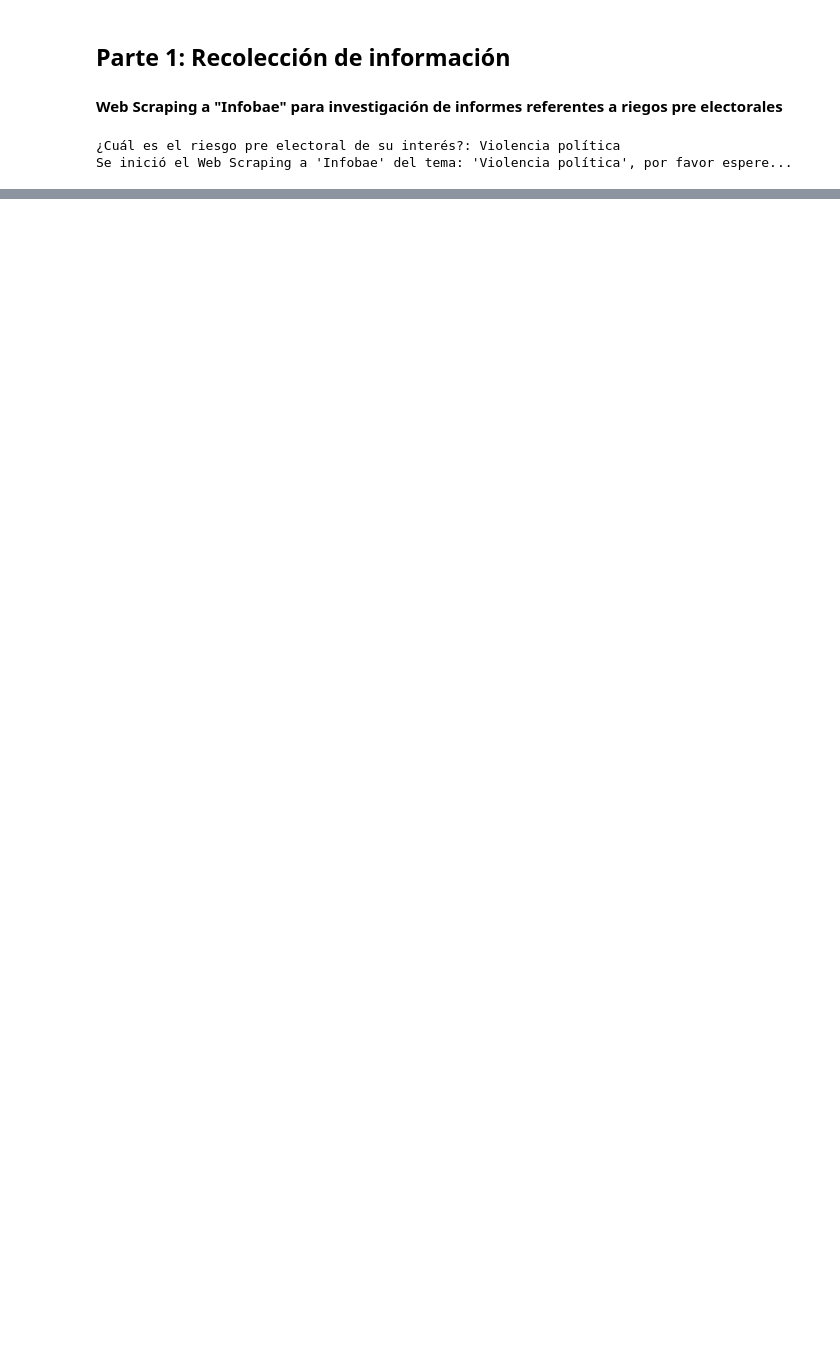
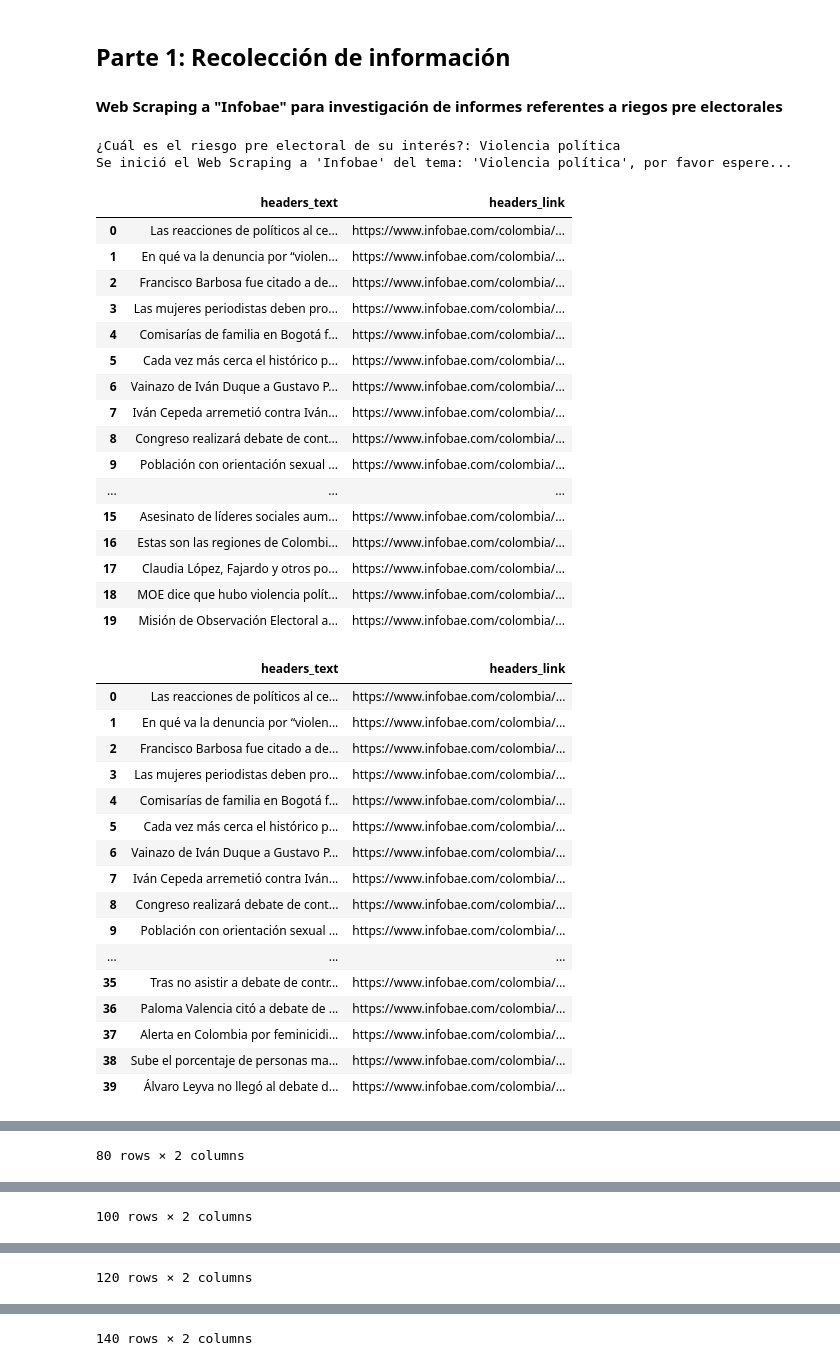
Before and after one commit to HansSanchez/Diplomado_inteligencia_artificial, a Jupyter notebook: Proyecto/WebScrapingInfobae.ipynb, the cells around one changed output, grey strips where cells are left out. Cells and saved outputs as stored; diff of their text form; code cells hidden in the pictures; blank space fills up the shorter version.

```diff
--- a/Proyecto/WebScrapingInfobae.ipynb
+++ b/Proyecto/WebScrapingInfobae.ipynb
@@ -24,6 +24,7 @@ import random
 chrome_options = Options()
 chrome_options.add_argument('--no-sandbox')
 # chrome_options.add_argument('--headless')
+chrome_options.add_argument("--start-maximized")
 chrome_options.add_argument('--window-size=1420,1080')
 chrome_options.add_argument('--disable-dev-shm-usage')
 chrome_options.add_argument('--disable-gpu')
@@ -81,21 +82,21 @@ driver = uc.Chrome()
 driver.get("https://www.infobae.com/colombia/")
 
 # Simulación de comportamiento humano
-time.sleep(random.randrange(3,5))
+time.sleep(random.randrange(7,12))
 
 # Menú (página principal)
 menu = driver.find_element(By.XPATH, '//*[@id="siteheader"]/div[2]/span')
 menu.click();
 
 # Simulación de comportamiento humano
-time.sleep(random.randrange(3,5))
+time.sleep(random.randrange(7,12))
 
 # Menú (sidebar)
 menu_button = driver.find_element(By.XPATH, '//*[@id="queryly-label"]/button')
 menu_button.click();
 
 # Simulación de comportamiento humano
-time.sleep(random.randrange(3,5))
+time.sleep(random.randrange(7,12))
 
 # Campo de búsqueda (ventana emergente)
 search_bar = driver.find_element(By.XPATH, '//*[@id="queryly_query"]')
@@ -103,32 +104,32 @@ search_bar.clear()
 search_bar.send_keys(interest)
 
 # Simulación de comportamiento humano
-time.sleep(random.randrange(3,5))
+time.sleep(random.randrange(7,12))
 
 # Envío de consulta (Enter)
 search_bar.send_keys(Keys.RETURN)
 
 # Simulación de comportamiento humano
-time.sleep(random.randrange(3,5))
+time.sleep(random.randrange(7,12))
 
 # Aplicación de filtro (noticias de "Colombia")
 filter_button = driver.find_element(By.CSS_SELECTOR, 'div.filter_item[data-filter-value="Colombia"] a')
 filter_button.click();
 
 # Simulación de comportamiento humano
-time.sleep(random.randrange(3,5))
+time.sleep(random.randrange(7,12))
 
 # Cantida de resultados encontrados
 results = driver.find_element(By.XPATH, '//*[@id="resultdata"]/div[1]/div')
 
 # Simulación de comportamiento humano
-time.sleep(random.randrange(3,5))
+time.sleep(random.randrange(7,12))
 
 # Ciclo para recorrer todas las páginas
 while(True):
 
     # Simulación de comportamiento humano
-    time.sleep(random.randrange(3,5))
+    time.sleep(random.randrange(7,12))
 
     # Div (contiene las noticias o artículos)
     elements = driver.find_elements(By.CSS_SELECTOR, "div.queryly_item_row")
@@ -156,37 +157,71 @@ while(True):
     df = pd.DataFrame(news)
 
     # Modo DEBUG (como el dd de Laravel)
-#     display(df)
+    display(df)
 
     # Simulación de comportamiento humano
-    time.sleep(random.randrange(3,5))
+    time.sleep(random.randrange(7,12))
 
     # Control del error al momento de finalizar el páginado
     try:
 
         # Simulación de comportamiento humano
         next_button = driver.find_element(By.CSS_SELECTOR, 'a.next_btn')
         driver.execute_script("arguments[0].scrollIntoView(true);", next_button)
 
         # Condicional para validación de existencia del elemento
         if next_button:
             elements = []
             # Simulación de comportamiento humano
-            time.sleep(random.randrange(3,5))
+            time.sleep(random.randrange(7,12))
             next_button.click()
         else: break;
     except Exception as e:
         driver.quit()
         break
     except NoSuchElementException:
         driver.quit()
         break
     except TimeoutException:
         driver.quit()
         break
 
 # Cerrar el controlador de Chrome
 driver.quit()
 # %% [output]
 ¿Cuál es el riesgo pre electoral de su interés?: Violencia política
 Se inició el Web Scraping a 'Infobae' del tema: 'Violencia política', por favor espere...
+|  | headers_text | headers_link |
+| 0 | Las reacciones de políticos al ce... | https://www.infobae.com/colombia/... |
+| 1 | En qué va la denuncia por “violen... | https://www.infobae.com/colombia/... |
+| 2 | Francisco Barbosa fue citado a de... | https://www.infobae.com/colombia/... |
+| 3 | Las mujeres periodistas deben pro... | https://www.infobae.com/colombia/... |
+| 4 | Comisarías de familia en Bogotá f... | https://www.infobae.com/colombia/... |
+| 5 | Cada vez más cerca el histórico p... | https://www.infobae.com/colombia/... |
+| 6 | Vainazo de Iván Duque a Gustavo P... | https://www.infobae.com/colombia/... |
+| 7 | Iván Cepeda arremetió contra Iván... | https://www.infobae.com/colombia/... |
+| 8 | Congreso realizará debate de cont... | https://www.infobae.com/colombia/... |
+| 9 | Población con orientación sexual ... | https://www.infobae.com/colombia/... |
+| ... | ... | ... |
+| 15 | Asesinato de líderes sociales aum... | https://www.infobae.com/colombia/... |
+| 16 | Estas son las regiones de Colombi... | https://www.infobae.com/colombia/... |
+| 17 | Claudia López, Fajardo y otros po... | https://www.infobae.com/colombia/... |
+| 18 | MOE dice que hubo violencia polít... | https://www.infobae.com/colombia/... |
+| 19 | Misión de Observación Electoral a... | https://www.infobae.com/colombia/... |
+|  | headers_text | headers_link |
+| 0 | Las reacciones de políticos al ce... | https://www.infobae.com/colombia/... |
+| 1 | En qué va la denuncia por “violen... | https://www.infobae.com/colombia/... |
+| 2 | Francisco Barbosa fue citado a de... | https://www.infobae.com/colombia/... |
+| 3 | Las mujeres periodistas deben pro... | https://www.infobae.com/colombia/... |
+| 4 | Comisarías de familia en Bogotá f... | https://www.infobae.com/colombia/... |
+| 5 | Cada vez más cerca el histórico p... | https://www.infobae.com/colombia/... |
+| 6 | Vainazo de Iván Duque a Gustavo P... | https://www.infobae.com/colombia/... |
+| 7 | Iván Cepeda arremetió contra Iván... | https://www.infobae.com/colombia/... |
+| 8 | Congreso realizará debate de cont... | https://www.infobae.com/colombia/... |
+| 9 | Población con orientación sexual ... | https://www.infobae.com/colombia/... |
+| ... | ... | ... |
+| 35 | Tras no asistir a debate de contr... | https://www.infobae.com/colombia/... |
+| 36 | Paloma Valencia citó a debate de ... | https://www.infobae.com/colombia/... |
+| 37 | Alerta en Colombia por feminicidi... | https://www.infobae.com/colombia/... |
+| 38 | Sube el porcentaje de personas ma... | https://www.infobae.com/colombia/... |
+| 39 | Álvaro Leyva no llegó al debate d... | https://www.infobae.com/colombia/... |
@@ -192,0 +257 @@ Se inició el Web Scraping a 'Infobae' del tema: 'Violencia política', por favo
+80 rows × 2 columns
@@ -192,0 +270 @@ Se inició el Web Scraping a 'Infobae' del tema: 'Violencia política', por favo
+100 rows × 2 columns
@@ -192,0 +283 @@ Se inició el Web Scraping a 'Infobae' del tema: 'Violencia política', por favo
+120 rows × 2 columns
@@ -192,0 +296 @@ Se inició el Web Scraping a 'Infobae' del tema: 'Violencia política', por favo
+140 rows × 2 columns
```
Also changed, not shown: parts of 3 cells of this notebook, 2 other files.
